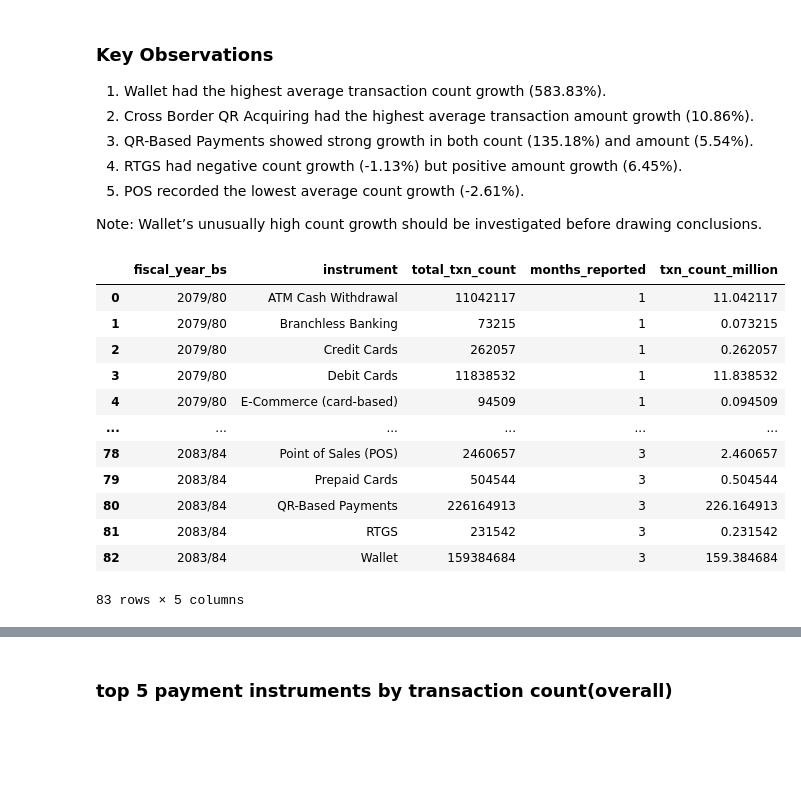
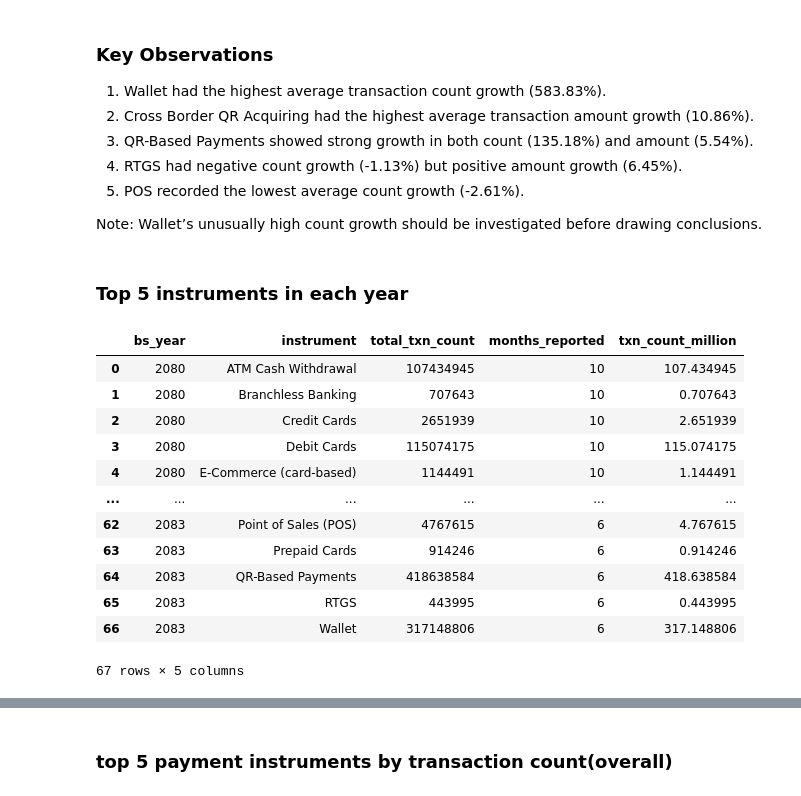
Before and after one commit to Srijan0113/Nepal_Online_Payment_System, a Jupyter notebook: Python/02_transaction_trend_analysis.ipynb, the cells around one changed output, grey strips where cells are left out. Cells and saved outputs as stored; diff of their text form; code cells hidden in the pictures; blank space fills up the shorter version.

```diff
--- a/Python/02_transaction_trend_analysis.ipynb
+++ b/Python/02_transaction_trend_analysis.ipynb
@@ -957,32 +957,34 @@ instrument_growth_comparison.round(2)
 5. POS recorded the lowest average count growth (-2.61%).
 
 Note: Wallet’s unusually high count growth should be investigated before drawing conclusions.
+# %% [markdown]
+### Top 5 instruments in each year
 # %%
 yearly_instrument_count = (
-    df.groupby(["fiscal_year_bs", "instrument"])
+    df.groupby(["bs_year", "instrument"])
     .agg(
         total_txn_count=("txn_count", "sum"),
         months_reported=("period_end", "nunique")
     )
     .reset_index()
 )
 
 yearly_instrument_count["txn_count_million"] = (
     yearly_instrument_count["total_txn_count"] / 1_000_000
 )
 
 yearly_instrument_count
 # %% [output]
-|  | fiscal_year_bs | instrument | total_txn_count | months_reported | txn_count_million |
-| 0 | 2079/80 | ATM Cash Withdrawal | 11042117 | 1 | 11.042117 |
-| 1 | 2079/80 | Branchless Banking | 73215 | 1 | 0.073215 |
-| 2 | 2079/80 | Credit Cards | 262057 | 1 | 0.262057 |
-| 3 | 2079/80 | Debit Cards | 11838532 | 1 | 11.838532 |
-| 4 | 2079/80 | E-Commerce (card-based) | 94509 | 1 | 0.094509 |
+|  | bs_year | instrument | total_txn_count | months_reported | txn_count_million |
+| 0 | 2080 | ATM Cash Withdrawal | 107434945 | 10 | 107.434945 |
+| 1 | 2080 | Branchless Banking | 707643 | 10 | 0.707643 |
+| 2 | 2080 | Credit Cards | 2651939 | 10 | 2.651939 |
+| 3 | 2080 | Debit Cards | 115074175 | 10 | 115.074175 |
+| 4 | 2080 | E-Commerce (card-based) | 1144491 | 10 | 1.144491 |
 | ... | ... | ... | ... | ... | ... |
-| 78 | 2083/84 | Point of Sales (POS) | 2460657 | 3 | 2.460657 |
-| 79 | 2083/84 | Prepaid Cards | 504544 | 3 | 0.504544 |
-| 80 | 2083/84 | QR-Based Payments | 226164913 | 3 | 226.164913 |
-| 81 | 2083/84 | RTGS | 231542 | 3 | 0.231542 |
-| 82 | 2083/84 | Wallet | 159384684 | 3 | 159.384684 |
+| 62 | 2083 | Point of Sales (POS) | 4767615 | 6 | 4.767615 |
+| 63 | 2083 | Prepaid Cards | 914246 | 6 | 0.914246 |
+| 64 | 2083 | QR-Based Payments | 418638584 | 6 | 418.638584 |
+| 65 | 2083 | RTGS | 443995 | 6 | 0.443995 |
+| 66 | 2083 | Wallet | 317148806 | 6 | 317.148806 |
-83 rows × 5 columns
+67 rows × 5 columns
```
Also changed, not shown: parts of 13 cells of this notebook.
